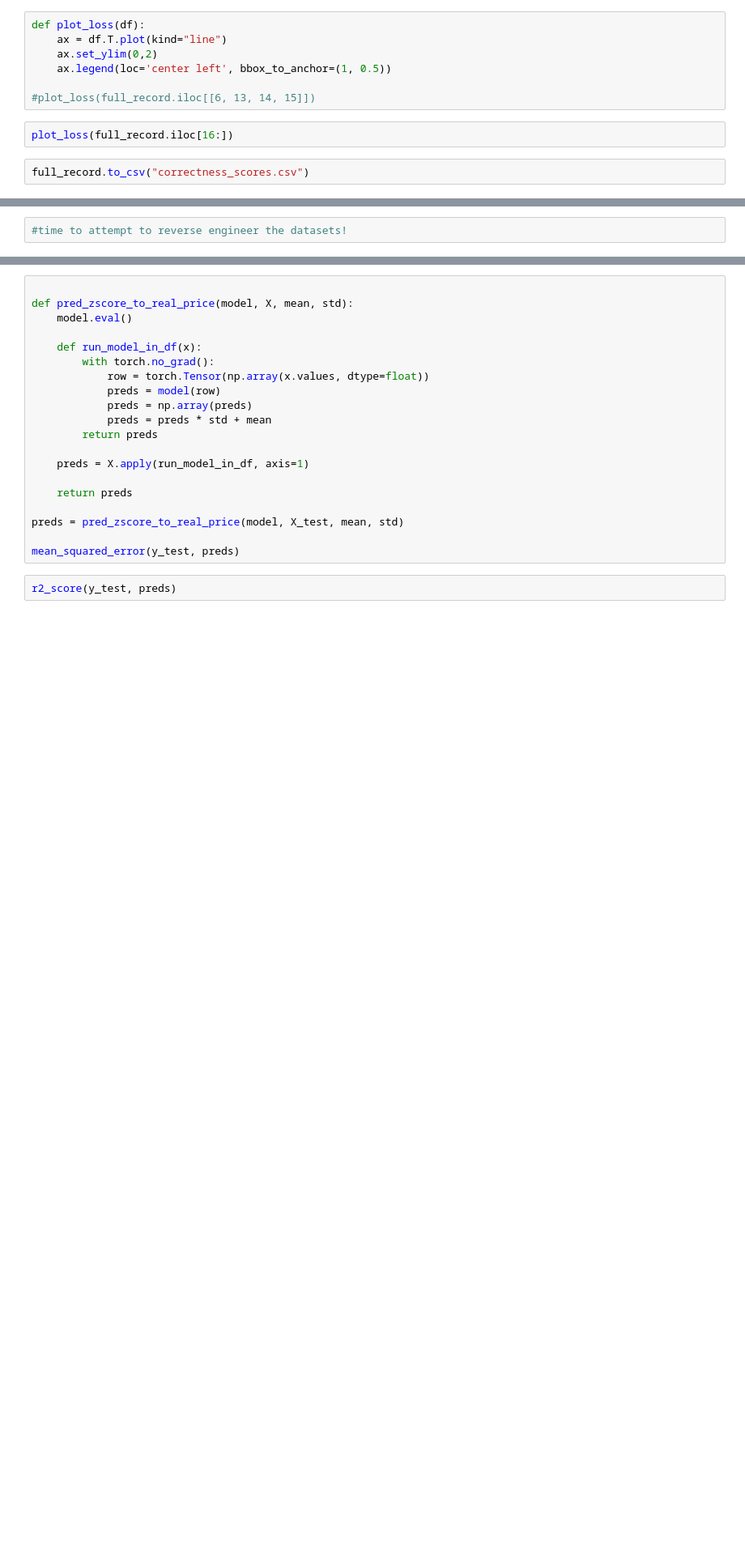
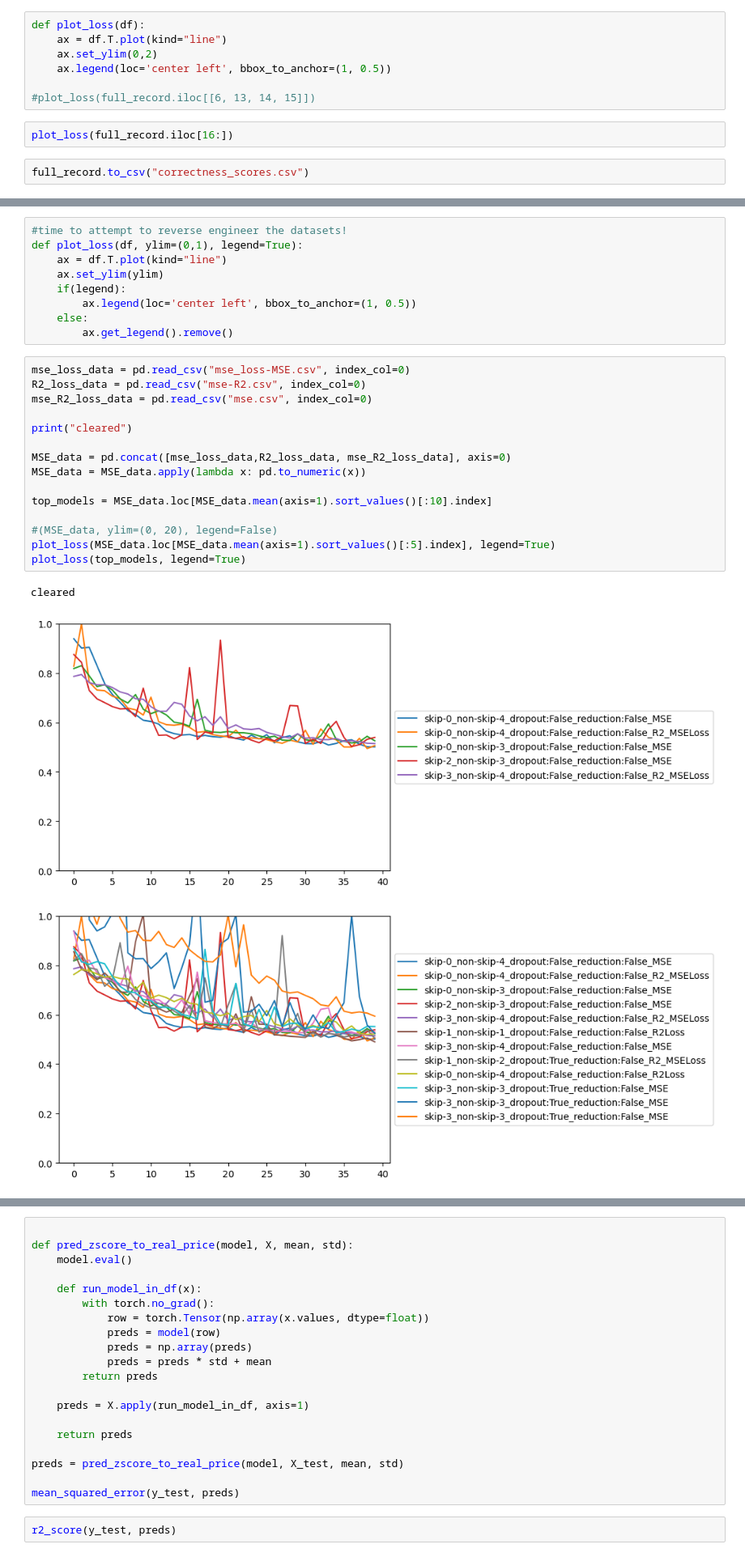
Before and after one commit to COGS118A/Group013-SP23, a Jupyter notebook: NeuralNetPipeline_comprehensive.ipynb, the cells around one changed output, grey strips where cells are left out. Shown at 81% size. Drawn from its saved outputs; the diff is of its cells as text; blank space fills up the shorter version.

Commit message:
Added graphs to display results

```diff
--- a/NeuralNetPipeline_comprehensive.ipynb
+++ b/NeuralNetPipeline_comprehensive.ipynb
@@ -535,2 +571,28 @@ test_loop(test_dataloader, model, loss_fn)
-# %%
-#time to attempt to reverse engineer the datasets!
+# %%
+#time to attempt to reverse engineer the datasets!
+def plot_loss(df, ylim=(0,1), legend=True):
+    ax = df.T.plot(kind="line")
+    ax.set_ylim(ylim)
+    if(legend):
+        ax.legend(loc='center left', bbox_to_anchor=(1, 0.5))
+    else:
+        ax.get_legend().remove()
+# %%
+mse_loss_data = pd.read_csv("mse_loss-MSE.csv", index_col=0)
+R2_loss_data = pd.read_csv("mse-R2.csv", index_col=0)
+mse_R2_loss_data = pd.read_csv("mse.csv", index_col=0)
+
+print("cleared")
+
+MSE_data = pd.concat([mse_loss_data,R2_loss_data, mse_R2_loss_data], axis=0)
+MSE_data = MSE_data.apply(lambda x: pd.to_numeric(x))
+
+top_models = MSE_data.loc[MSE_data.mean(axis=1).sort_values()[:10].index]
+
+#(MSE_data, ylim=(0, 20), legend=False)
+plot_loss(MSE_data.loc[MSE_data.mean(axis=1).sort_values()[:5].index], legend=True)
+plot_loss(top_models, legend=True)
+# %% [output]
+cleared
+[figure, added]
+[figure, added]
```
Also changed, not shown: parts of 17 cells of this notebook, 33 other files.
